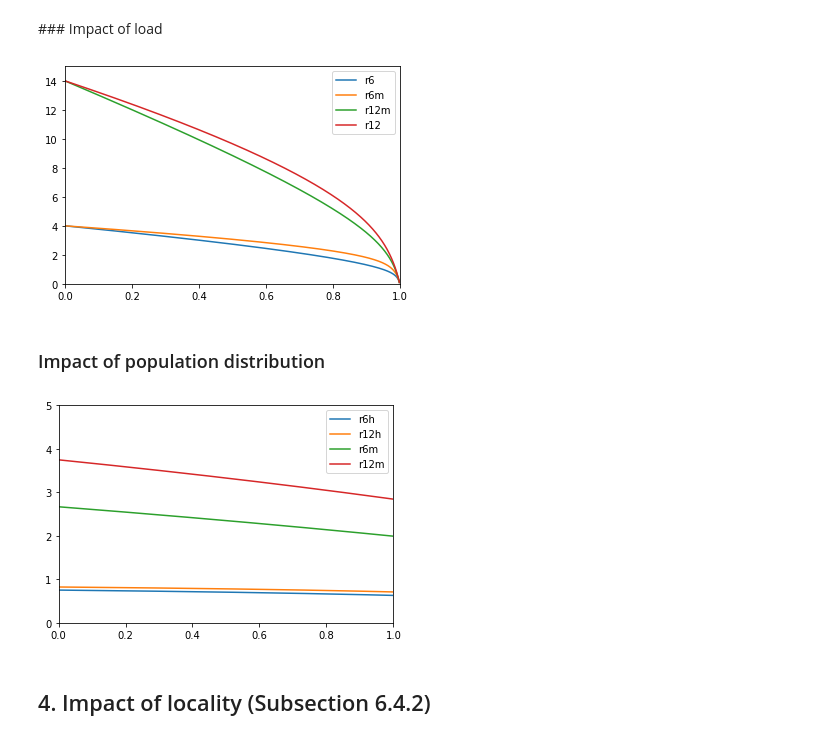
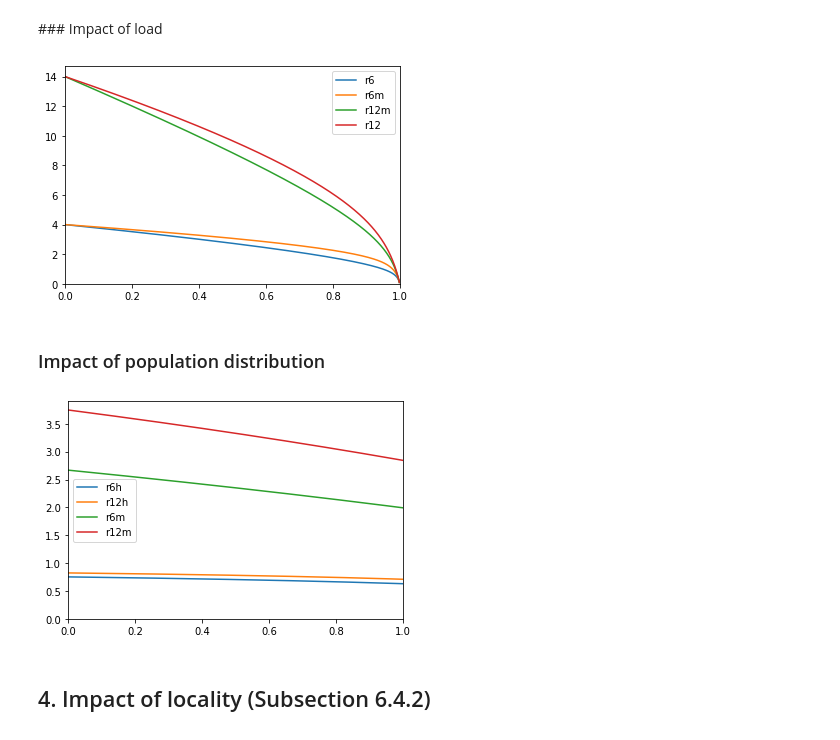
Before and after one commit to ccomte/phd-thesis, a Jupyter notebook: 6-performance-analysis-by-server-elimination/compute_and_plot.ipynb, the cells around one changed output. Saved outputs shown, nothing was run; the diff lists cells and outputs as text; code cells hidden in the pictures.

```diff
--- a/6-performance-analysis-by-server-elimination/compute_and_plot.ipynb
+++ b/6-performance-analysis-by-server-elimination/compute_and_plot.ipynb
@@ -203,17 +203,15 @@ def diff_study(S=100, step=.001):
 diff_study()
 # %%
 csv = pd.read_csv(folder + "hetero1_100.csv")
-plot(csv['rho'].values, 1 / csv['d6'].values, label="r6")
-plot(csv['rho'].values, 1 / csv['d6m'].values, label="r6m")
-plot(csv['rho'].values, 1 / csv['d12m'].values, label="r12m")
-plot(csv['rho'].values, 1 / csv['d12'].values, label="r12")
-xlim([0, 1])
-ymin, ymax = ylim()   # return the current ylim
-ylim( (0, 15) )  # set the ylim to ymin, ymax
-legend(loc='best')
-show()
+plt.plot(csv['rho'].values, 1 / csv['d6'].values, label="r6")
+plt.plot(csv['rho'].values, 1 / csv['d6m'].values, label="r6m")
+plt.plot(csv['rho'].values, 1 / csv['d12m'].values, label="r12m")
+plt.plot(csv['rho'].values, 1 / csv['d12'].values, label="r12")
+plt.xlim([0, 1]); plt.ylim(ymin=0)
+plt.legend(loc='best')
+plt.show()
 # %% [output]
-[figure, old version]
+[figure, new version]
 # %% [markdown]
 ### Impact of population distribution
 # %%
@@ -250,17 +248,17 @@ fn = folder + "hetero2.csv"
 csv.to_csv(fn, index=False)
 # %%
 csv = pd.read_csv(folder + "hetero2.csv")
-plot(csv['p'].values, 1 / csv['r6h'].values, label="r6h")
-plot(csv['p'].values, 1 / csv['r12h'].values, label="r12h")
-plot(csv['p'].values, 1 / csv['r6m'].values, label="r6m")
-plot(csv['p'].values, 1 / csv['r12m'].values, label="r12m")
-xlim([0, 1])
-ymin, ymax = ylim() # return the current ylim
-ylim( (0, 5) ) # set the ylim to ymin, ymax
-legend(loc='best')
-show()
+
+plt.plot(csv['p'].values, 1 / csv['r6h'].values, label="r6h")
+plt.plot(csv['p'].values, 1 / csv['r12h'].values, label="r12h")
+plt.plot(csv['p'].values, 1 / csv['r6m'].values, label="r6m")
+plt.plot(csv['p'].values, 1 / csv['r12m'].values, label="r12m")
+
+plt.xlim([0, 1]); plt.ylim(ymin=0)
+plt.legend(loc='best')
+plt.show()
 # %% [output]
-[figure, old version]
+[figure, new version]
 # %% [markdown]
 ## 4. Impact of locality (Subsection 6.4.2)
 # %% [markdown]
```
Also changed, not shown: parts of 24 cells of this notebook.
